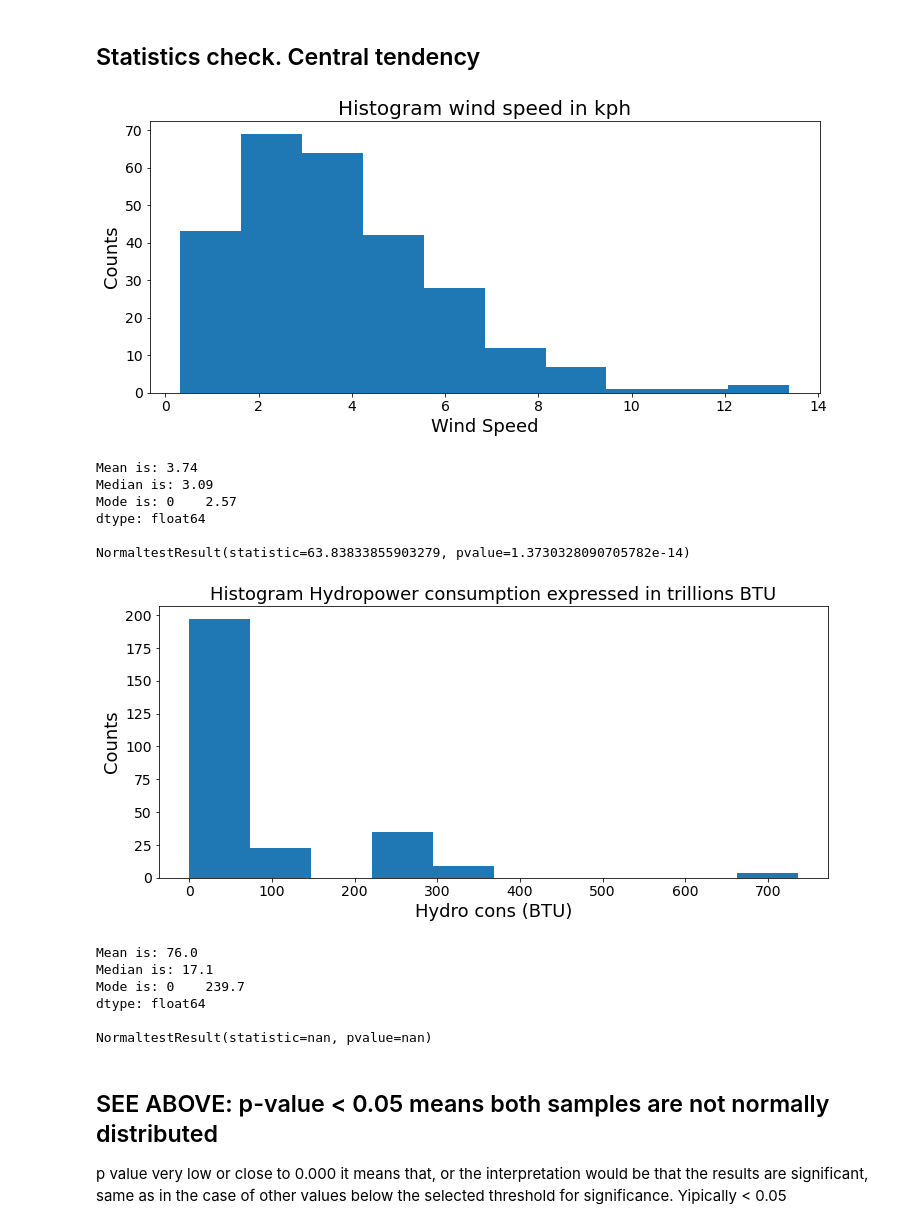
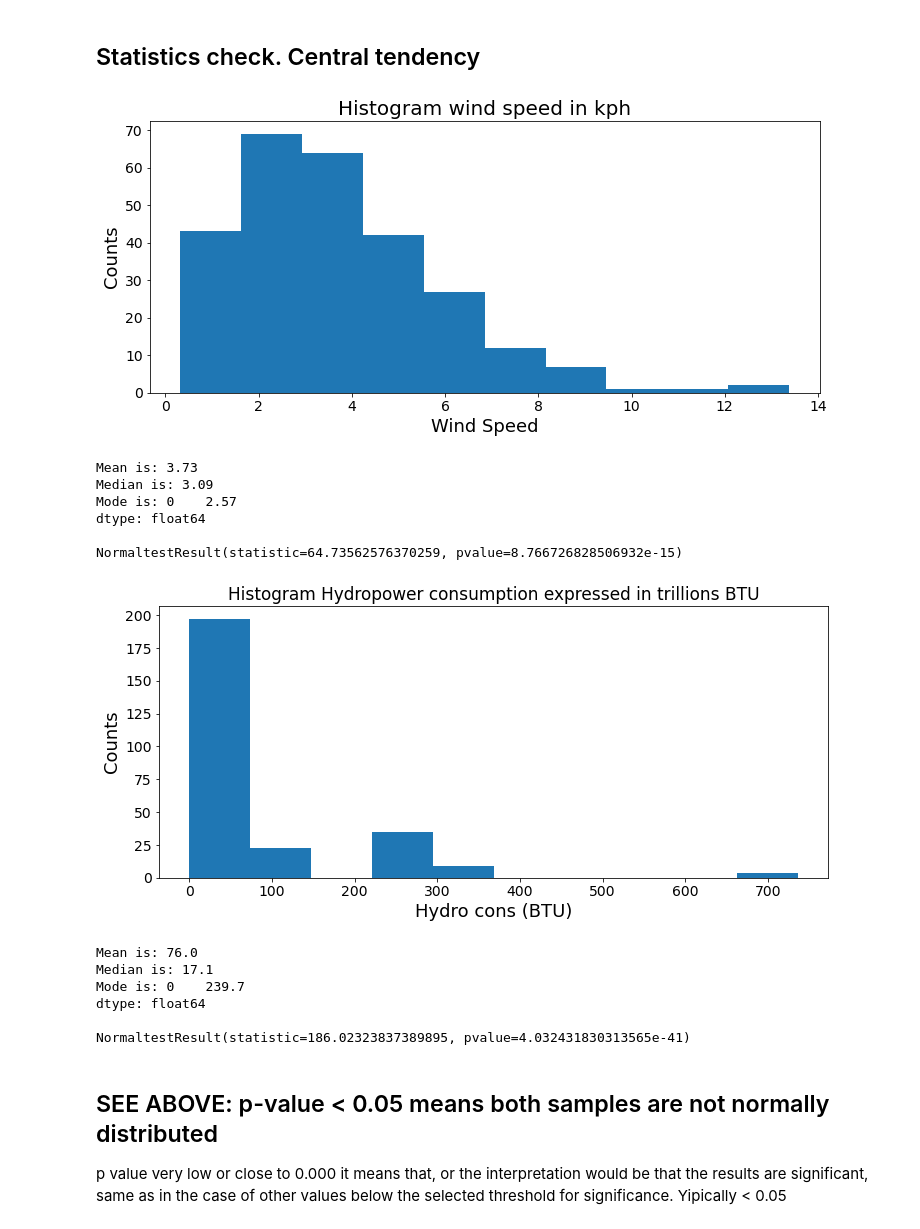
Before and after one commit to domaica/group4_project1, a Jupyter notebook: group4_project1_solution/2_ANALYSIS_solar_wind_hydro.ipynb, the cells around one changed output. Saved outputs shown, nothing was run; the diff lists cells and outputs as text; code cells hidden in the pictures.

```diff
--- a/group4_project1_solution/2_ANALYSIS_solar_wind_hydro.ipynb
+++ b/group4_project1_solution/2_ANALYSIS_solar_wind_hydro.ipynb
@@ -44,6 +44,7 @@ path = "data/final_data_df.csv"
 
 # Read the mouse data and the study results
 working_weather_data_df = pd.read_csv(path, index_col=0)
+working_weather_data_df = working_weather_data_df.dropna()
 working_weather_data_df
 # %% [output]
 |  | Lat | Lng | Local Wind (kph) | Altitude (m) | state_id | State | timezone | Sun Radiation (h) | ... |
@@ -131,44 +140,44 @@ print(f"Mode is: {round(working_weather_data_df['Local Wind (kph)'].mode(),2)}")
 print("")
 print(st.normaltest(working_weather_data_df['Local Wind (kph)']))
 # %% [output]
-[figure, old version]
+[figure, new version]
-Mean is: 3.74
+Mean is: 3.73
 Median is: 3.09
 Mode is: 0    2.57
 dtype: float64
 
-NormaltestResult(statistic=63.83833855903279, pvalue=1.3730328090705782e-14)
+NormaltestResult(statistic=64.73562576370259, pvalue=8.766726828506932e-15)
 # %%
 
 plt.figure(figsize=(12, 5))    # Set up total size of graph
 
 plt.hist(working_weather_data_df['Hydro cons (BTU)'])
 
-plt.title('Histogram Hydropower consumption expressed in trillions BTU', fontsize=18)
+plt.title('Histogram Hydropower consumption expressed in trillions BTU', fontsize=17)
 plt.ylabel("Counts", fontsize=18)
 plt.xlabel("Hydro cons (BTU)", fontsize=18)
 plt.xticks(fontsize=14)
 plt.yticks(fontsize=14)
 # plt.grid(True)                 # Adding grid for reference
 
 # Save the figure
 plt.savefig("figures/Hydropower_consumption_BTU.png")
 
 plt.show()
 
 print(f"Mean is: {round(working_weather_data_df['Hydro cons (BTU)'].mean(),2)}")
 print(f"Median is: {round(working_weather_data_df['Hydro cons (BTU)'].median(),2)}")
 print(f"Mode is: {round(working_weather_data_df['Hydro cons (BTU)'].mode(),2)}")
 print("")
 print(st.normaltest(working_weather_data_df['Hydro cons (BTU)']))
 # %% [output]
-[figure, old version]
+[figure, new version]
 Mean is: 76.0
 Median is: 17.1
 Mode is: 0    239.7
 dtype: float64
 
-NormaltestResult(statistic=nan, pvalue=nan)
+NormaltestResult(statistic=186.02323837389895, pvalue=4.032431830313565e-41)
 # %% [markdown]
 ## SEE ABOVE: p-value < 0.05 means both samples are not normally distributed
 p value very low or close to 0.000 it means that, or the interpretation would be that the results are significant, same as in the case of other values below the selected threshold for significance. Yipically < 0.05
```
Also changed, not shown: parts of 20 cells of this notebook, 20 other files.
